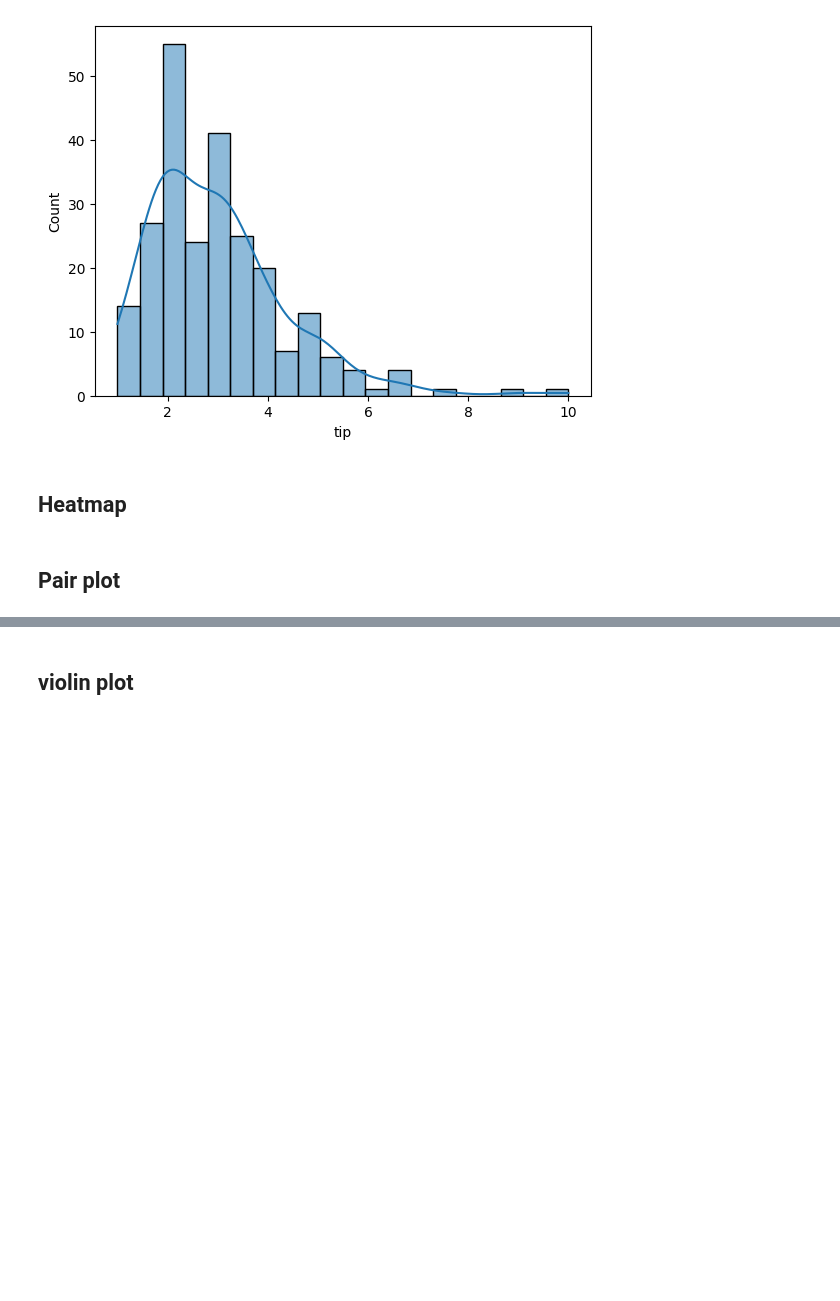
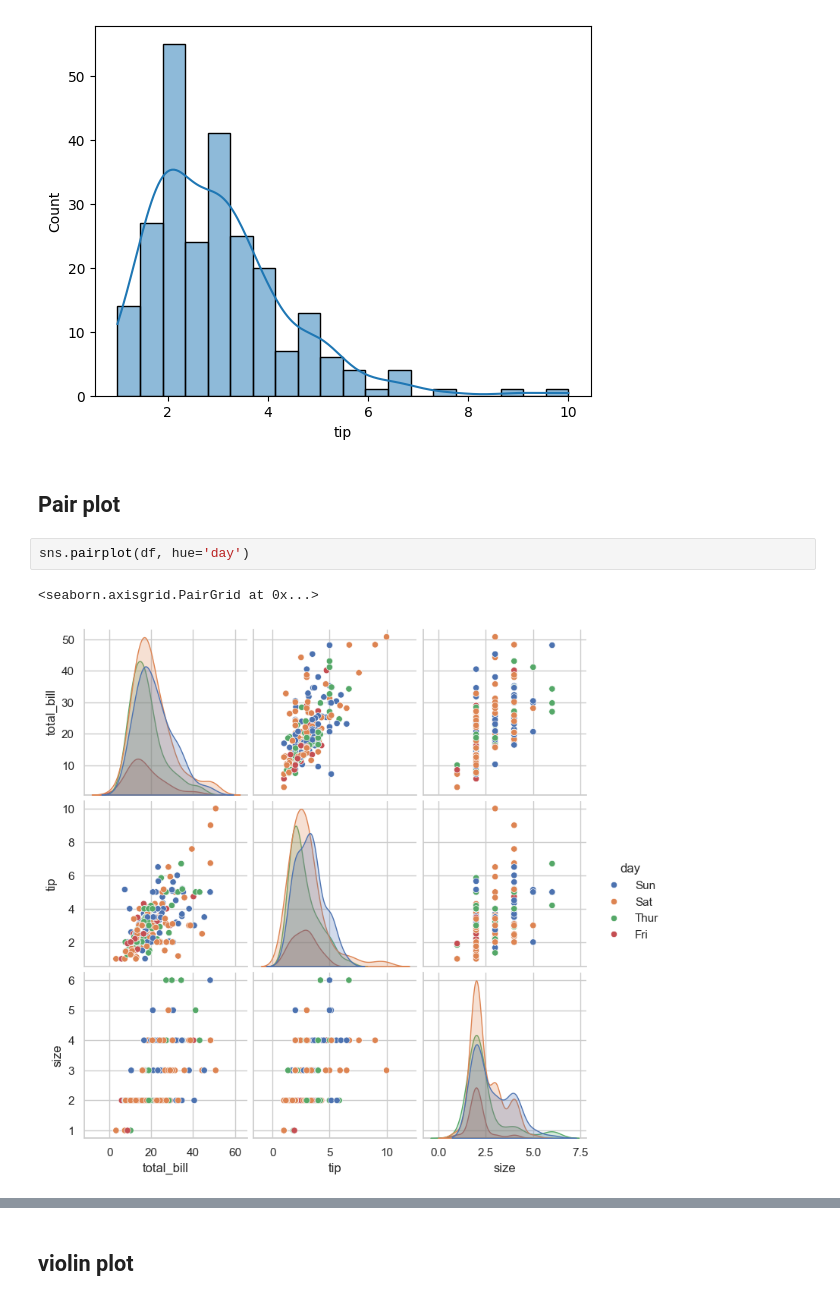
Before and after one commit to Thameempp/Data-analysis, a Jupyter notebook: Visualization/Seaborn.ipynb, the cells around one changed output, grey strips where cells are left out. Drawn from its saved outputs; the diff is of its cells as text; blank space fills up the shorter version.

Commit message:
updated seaborn with heatmap and more

```diff
--- a/Visualization/Seaborn.ipynb
+++ b/Visualization/Seaborn.ipynb
@@ -51,7 +51,10 @@ sns.histplot(df['tip'], bins=20, kde=True)
 plt.show()
 # %% [output]
 [figure]
-# %% [markdown]
-## Heatmap
 # %% [markdown]
 ## Pair plot
+# %%
+sns.pairplot(df, hue='day')
+# %% [output]
+<seaborn.axisgrid.PairGrid at 0x...>
+[figure, added]
```
Also changed, not shown: parts of 21 cells of this notebook.
